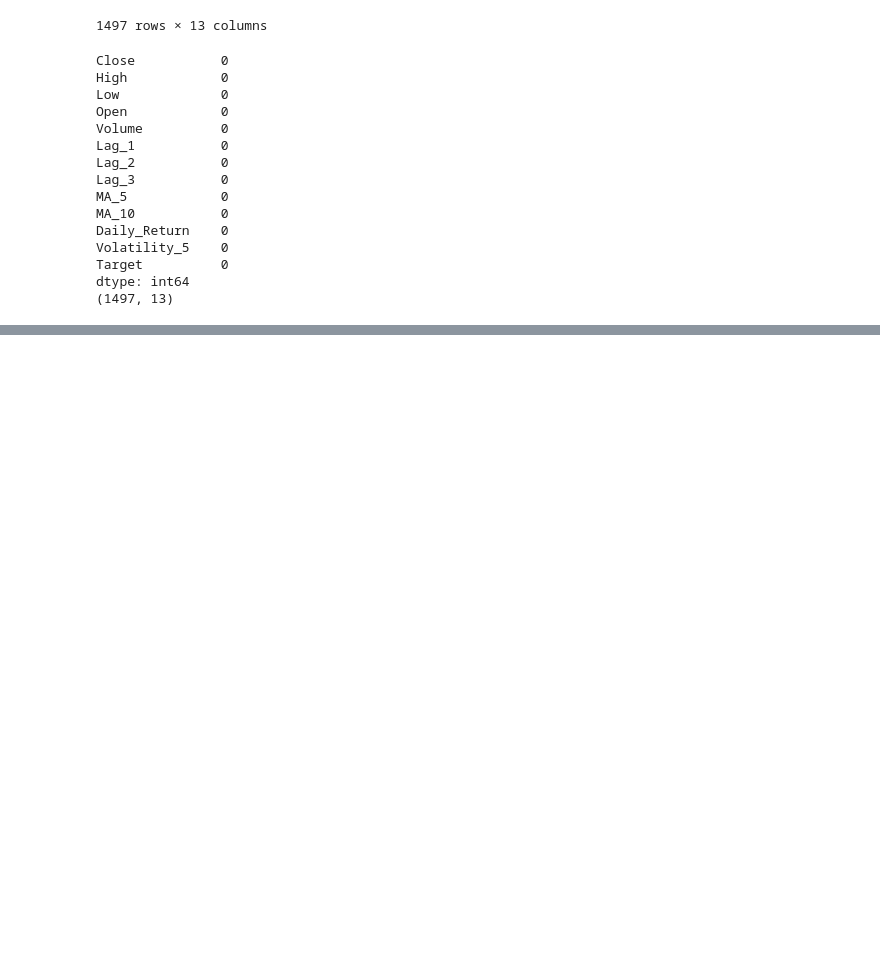
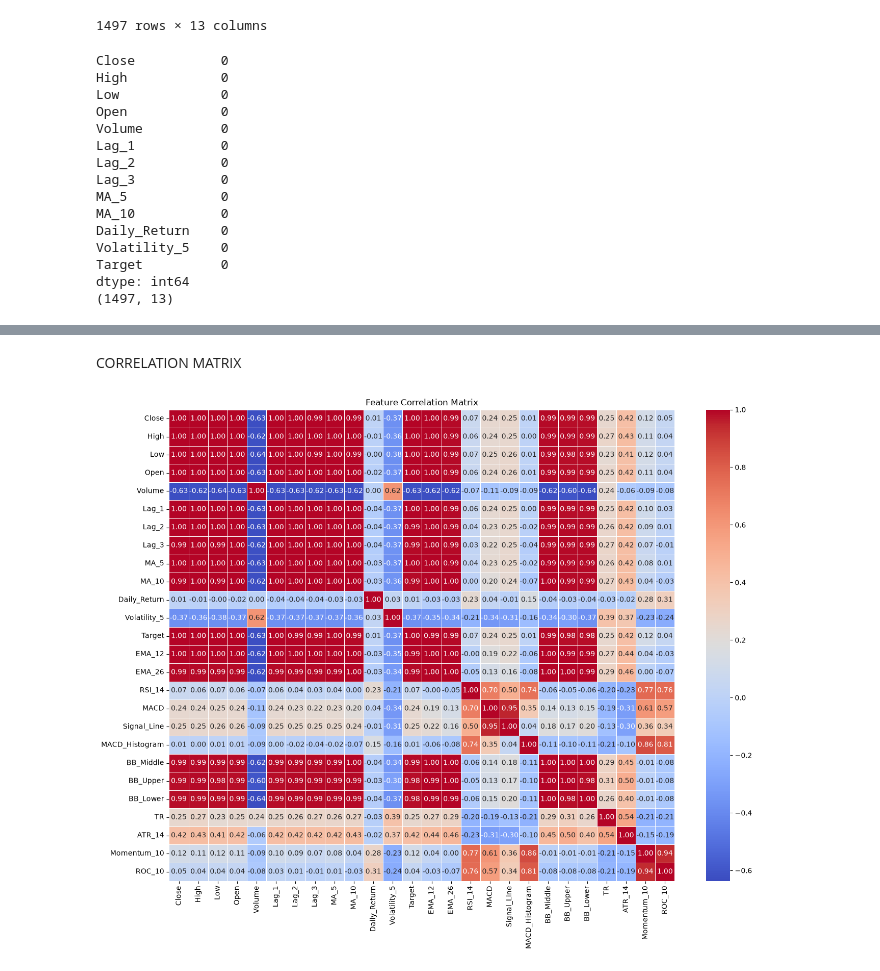
Before and after one commit to mohansairishil5/stock-price-intelligence-system, a Jupyter notebook: notebooks/03_Feature_Engineering.ipynb, the cells around one changed output, grey strips where cells are left out. Cells and saved outputs as stored; diff of their text form; code cells hidden in the pictures; blank space fills up the shorter version.

```diff
--- a/notebooks/03_Feature_Engineering.ipynb
+++ b/notebooks/03_Feature_Engineering.ipynb
@@ -380,0 +749,6 @@ stock_data.to_csv("../data/apple_stock_processed.csv")
+# %%
+# Calculate 10-day Momentum
+stock_data["Momentum_10"] = stock_data["Close"] - stock_data["Close"].shift(10)
+
+# View results
+stock_data[["Close", "Momentum_10"]].head(20)
@@ -380,0 +781,9 @@ stock_data.to_csv("../data/apple_stock_processed.csv")
+# %%
+# Calculate 10-day Rate of Change
+stock_data["ROC_10"] = (
+    (stock_data["Close"] - stock_data["Close"].shift(10))
+    / stock_data["Close"].shift(10)
+) * 100
+
+# View results
+stock_data[["Close", "Momentum_10", "ROC_10"]].head(20)
@@ -380,0 +850,2 @@ stock_data.to_csv("../data/apple_stock_processed.csv")
+# %%
+stock_data = stock_data.dropna().reset_index(drop=True)
@@ -380,0 +889,2 @@ stock_data.to_csv("../data/apple_stock_processed.csv")
+# %%
+stock_data = stock_data.dropna().reset_index(drop=True)
@@ -380,0 +931,22 @@ stock_data.to_csv("../data/apple_stock_processed.csv")
+# %% [markdown]
+CORRELATION MATRIX
+# %%
+import matplotlib.pyplot as plt
+import seaborn as sns
+
+plt.figure(figsize=(16, 12))
+
+correlation = stock_data.corr(numeric_only=True)
+
+sns.heatmap(
+    correlation,
+    annot=True,
+    cmap="coolwarm",
+    fmt=".2f",
+    linewidths=0.5
+)
+
+plt.title("Feature Correlation Matrix")
+plt.show()
+# %% [output]
+[figure, added]
```
Also changed, not shown: parts of 51 cells of this notebook, 27 other files.
